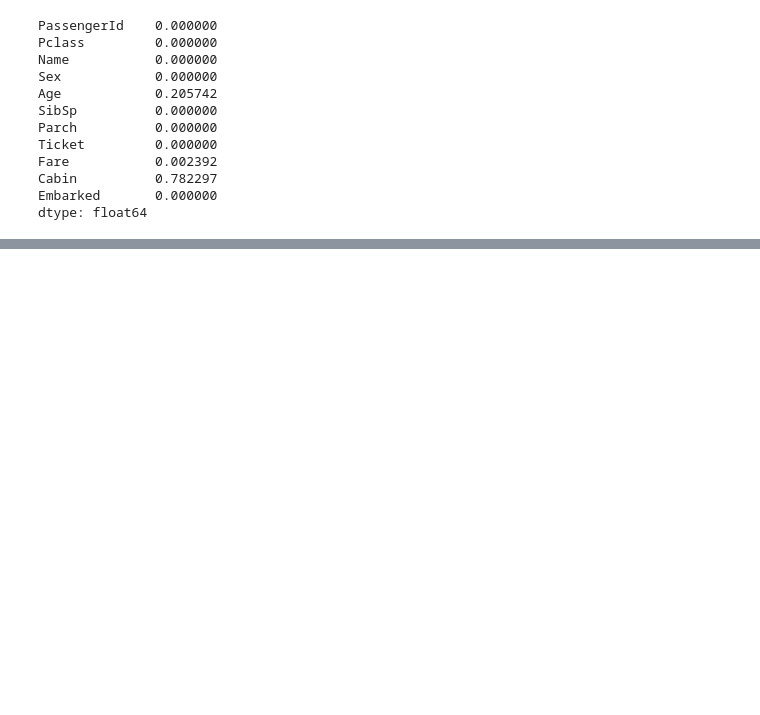
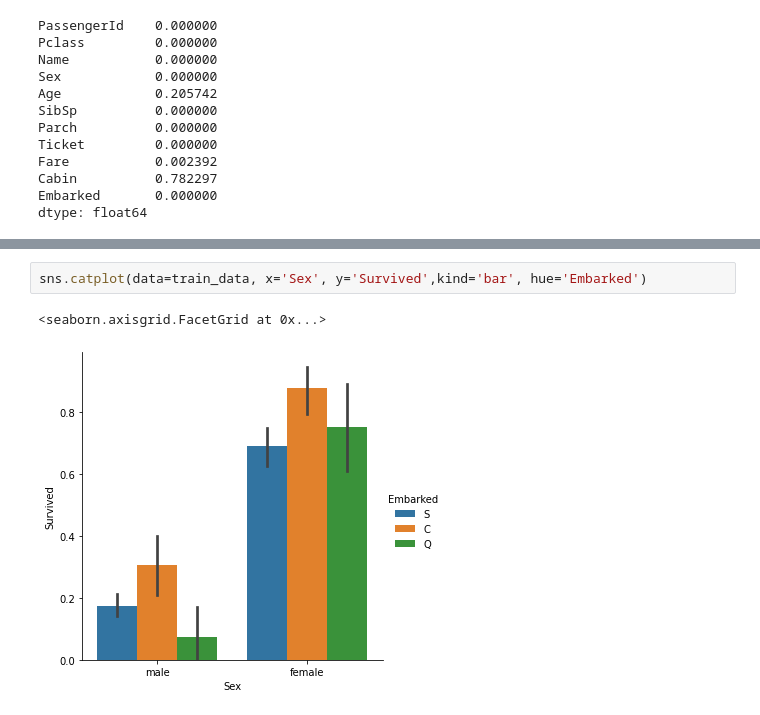
Before and after one commit to RKulagowska/Kaggle, a Jupyter notebook: titanic-1-202209.ipynb, the cells around one changed output, grey strips where cells are left out. Drawn from its saved outputs; the diff is of its cells as text; blank space fills up the shorter version.

```diff
--- a/titanic-1-202209.ipynb
+++ b/titanic-1-202209.ipynb
@@ -177,0 +248,5 @@ dtype: float64
+# %%
+sns.catplot(data=train_data, x='Sex', y='Survived',kind='bar', hue='Embarked')
+# %% [output]
+<seaborn.axisgrid.FacetGrid at 0x...>
+[figure, added]
```
Also changed, not shown: parts of 46 cells of this notebook.
